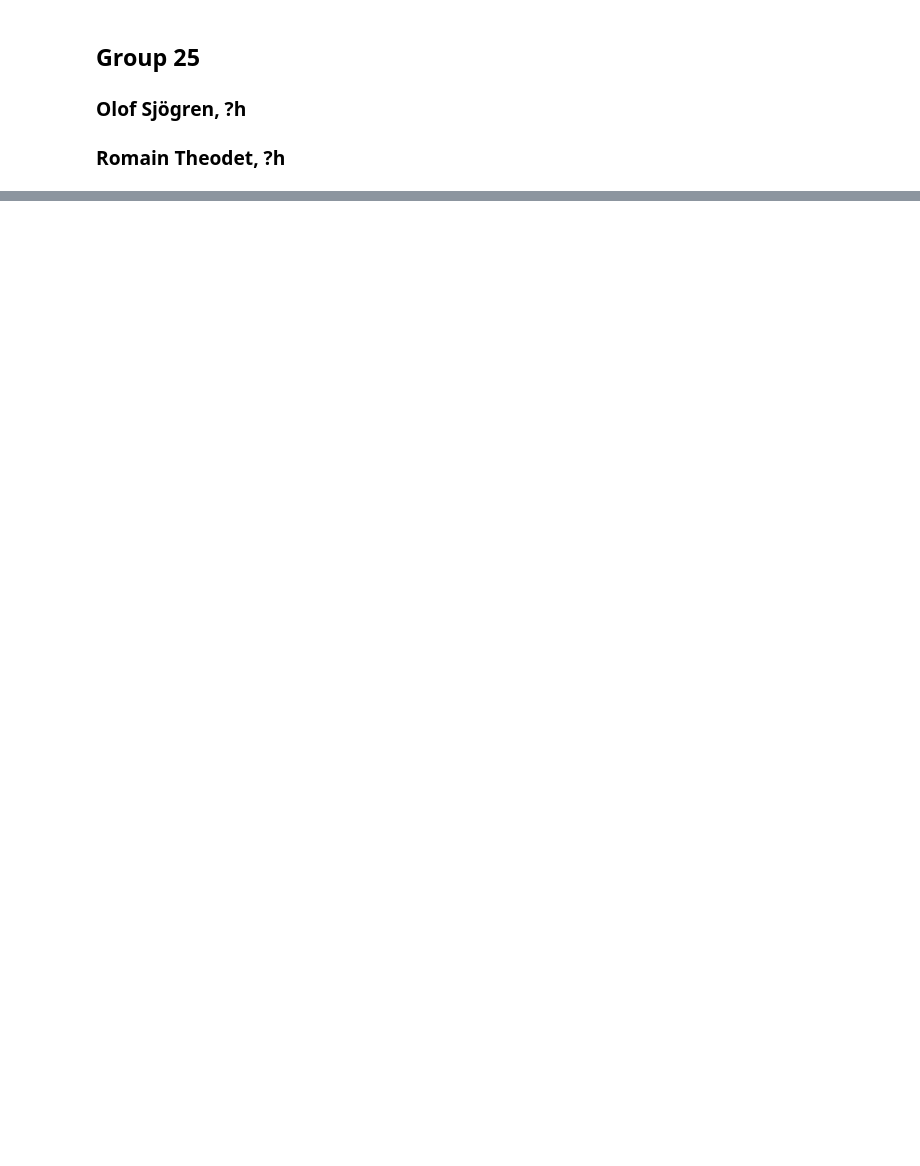
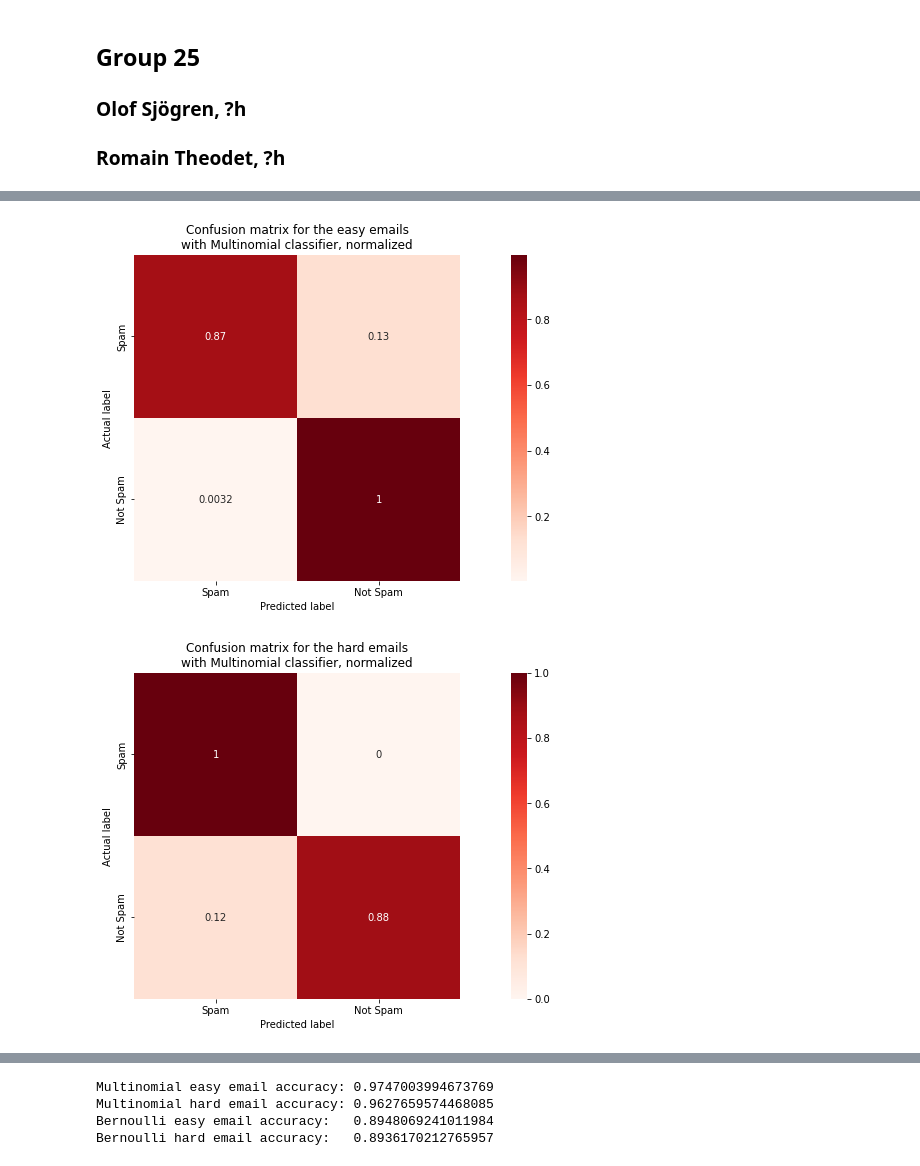
Before and after one commit to RomainTHD-UniStuff/DAT405_Introduction_to_Data_Science_and_AI, a Jupyter notebook: Assignment_4/Assignment_4.ipynb, the cells around one changed output, grey strips where cells are left out. Drawn from its saved outputs; the diff is of its cells as text; code cells hidden in the pictures; blank space fills up the shorter version.

```diff
--- a/Assignment_4/Assignment_4.ipynb
+++ b/Assignment_4/Assignment_4.ipynb
@@ -6,0 +90,44 @@
+# %%
+from sklearn.naive_bayes import BernoulliNB, MultinomialNB
+from sklearn import metrics
+from sklearn.feature_extraction.text import TfidfVectorizer
+from sklearn.pipeline import make_pipeline
+import seaborn as sns
+import matplotlib.pyplot as plt
+
+# Main function, will output the accuracy of a model and generate its confusion matrix
+def classify(X_train, y_train, X_test, y_test, model, title):
+    # Fit the model to the training data
+    model.fit(X_train, y_train)
+    # Predict the results
+    y_pred = model.predict(X_test)
+
+    # Compare the predicted results to the real ones
+    accuracy = metrics.accuracy_score(y_test, y_pred)
+
+    # Generate the confusion matrix based on the predictions and the actual results
+    cm = metrics.confusion_matrix(y_test, y_pred, normalize="true")
+
+    labels = ["Spam", "Not Spam"]
+
+    plt.figure(figsize=(18, 6))
+    sns.heatmap(cm, annot=True, square=True, cmap="Reds", xticklabels=labels, yticklabels=labels)
+    plt.xlabel("Predicted label")
+    plt.ylabel("Actual label")
+    plt.title("Confusion matrix for the " + title + " classifier, normalized")
+    plt.show()
+
+    return accuracy
+
+multiAccEasy = classify(easyHamTrain, easySpamTrain, easyHamTest, easySpamTest, MultinomialNB(), "easy emails\nwith Multinomial")
+multiAccHard = classify(hardHamTrain, hardSpamTrain, hardHamTest, hardSpamTest, MultinomialNB(), "hard emails\nwith Multinomial")
+bernAccEasy = classify(easyHamTrain, easySpamTrain, easyHamTest, easySpamTest, BernoulliNB(), "easy emails\nwith Bernoulli")
+bernAccHard = classify(hardHamTrain, hardSpamTrain, hardHamTest, hardSpamTest, BernoulliNB(), "hard emails\nwith Bernoulli")
+
+print(f"Multinomial easy email accuracy: {multiAccEasy}")
+print(f"Multinomial hard email accuracy: {multiAccHard}")
+print(f"Bernoulli easy email accuracy:   {bernAccEasy}")
+print(f"Bernoulli hard email accuracy:   {bernAccHard}")
+# %% [output]
+[figure, added]
+[figure, added]
@@ -6,0 +136,4 @@
+Multinomial easy email accuracy: 0.9747003994673769
+Multinomial hard email accuracy: 0.9627659574468085
+Bernoulli easy email accuracy:   0.8948069241011984
+Bernoulli hard email accuracy:   0.8936170212765957
```
Also changed, not shown: parts of 16 cells of this notebook, 1 other file.
